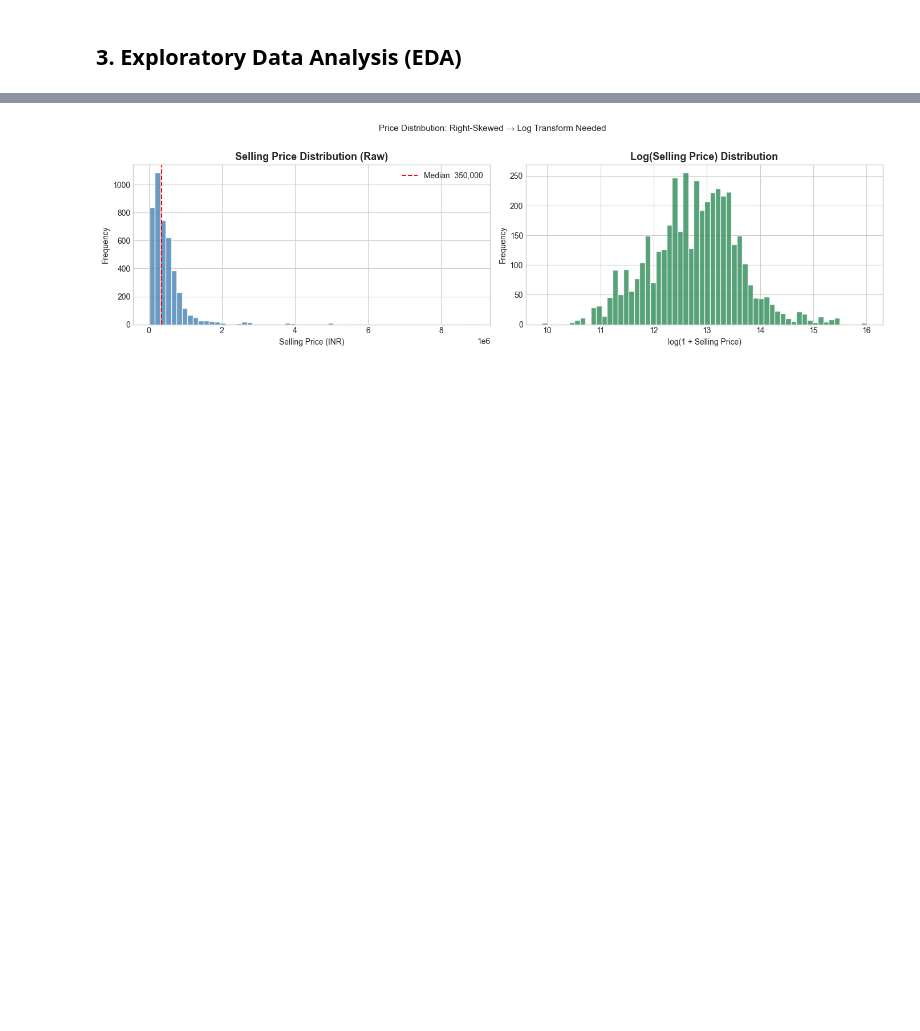
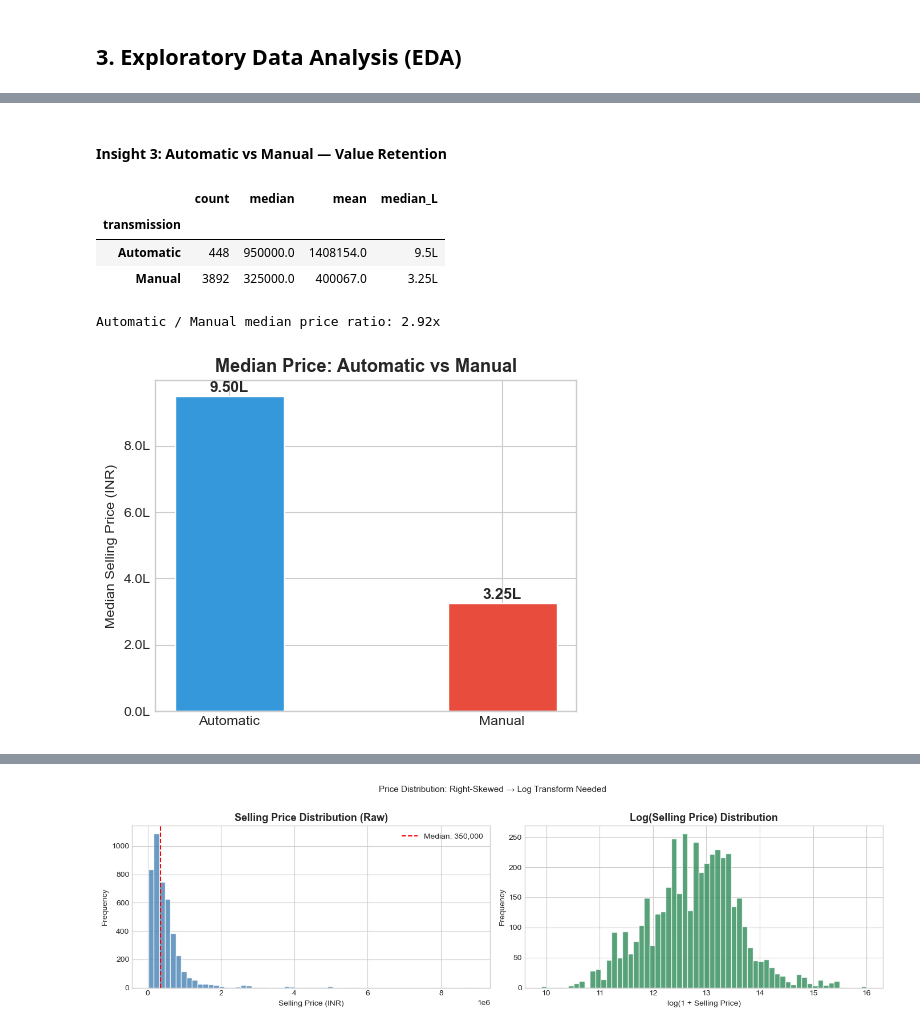
Before and after one commit to Pemula6798/web_app_pricemycar, a Jupyter notebook: evaluasi/evaluasi.ipynb, the cells around one changed output, grey strips where cells are left out. Cells and saved outputs as stored; diff of their text form; code cells hidden in the pictures; blank space fills up the shorter version.

```diff
--- a/evaluasi/evaluasi.ipynb
+++ b/evaluasi/evaluasi.ipynb
@@ -100,0 +174,30 @@ Kurtosis: 37.09
+# %% [markdown]
+#### Insight 3: Automatic vs Manual — Value Retention
+# %%
+price_trans = df_eda.groupby('transmission')['selling_price'].agg(
+    count='count', median='median', mean='mean'
+).round(0)
+price_trans['median_L'] = (price_trans['median'] / 1e5).round(2).astype(str) + 'L'
+display(price_trans)
+
+ratio = price_trans.loc['Automatic', 'median'] / price_trans.loc['Manual', 'median']
+print(f'Automatic / Manual median price ratio: {ratio:.2f}x')
+
+fig, ax = plt.subplots(figsize=(5, 4))
+bars = ax.bar(price_trans.index, price_trans['median'],
+              color=['#3498db', '#e74c3c'], edgecolor='white', width=0.4)
+for bar, val in zip(bars, price_trans['median']):
+    ax.text(bar.get_x() + bar.get_width() / 2, bar.get_height() + 3000,
+            f'{val/1e5:.2f}L', ha='center', va='bottom', fontsize=11, fontweight='bold')
+ax.set_title('Median Price: Automatic vs Manual', fontsize=13, fontweight='bold')
+ax.set_ylabel('Median Selling Price (INR)')
+ax.yaxis.set_major_formatter(plt.FuncFormatter(lambda x, _: f'{x/1e5:.1f}L'))
+plt.tight_layout()
+plt.show()
+# %% [output]
+|  | count | median | mean | median_L |
+| transmission |  |  |  |  |
+| Automatic | 448 | 950000.0 | 1408154.0 | 9.5L |
+| Manual | 3892 | 325000.0 | 400067.0 | 3.25L |
+Automatic / Manual median price ratio: 2.92x
+[figure, added]
```
Also changed, not shown: parts of 26 cells of this notebook.
